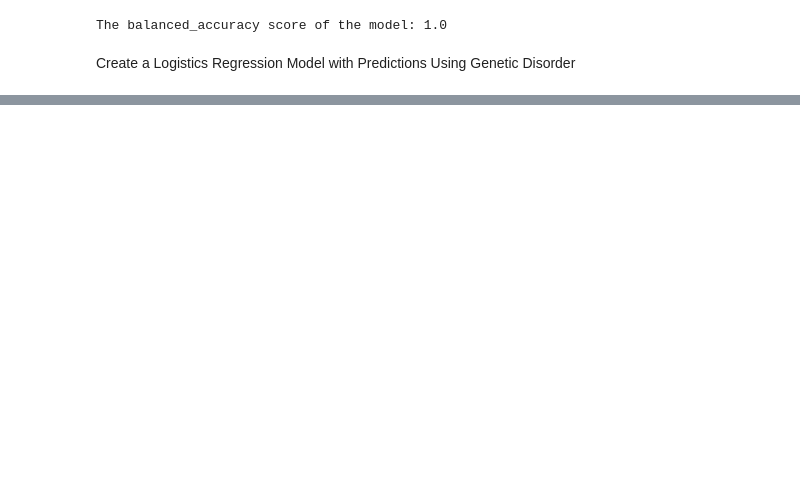
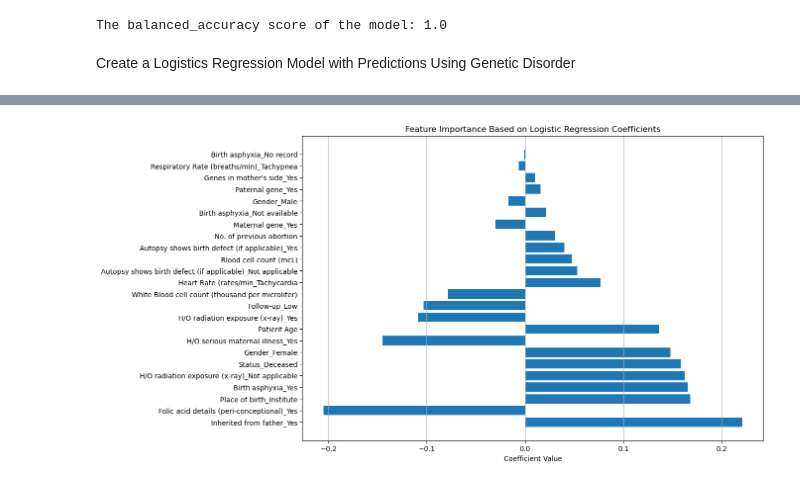
Before and after one commit to Mepseha/Project-4, a Jupyter notebook: LogisticRegression.ipynb, the cells around one changed output, grey strips where cells are left out. Drawn from its saved outputs; the diff is of its cells as text; code cells hidden in the pictures; blank space fills up the shorter version.

```diff
--- a/LogisticRegression.ipynb
+++ b/LogisticRegression.ipynb
@@ -376,0 +388,16 @@ plt.show()
+# %%
+# Plot feature importances
+plt.figure(figsize=(12, 8))
+plt.barh(feature_coefficients_df['Feature'], feature_coefficients_df['Coefficient'])
+plt.xlabel('Coefficient Value')
+plt.title('Feature Importance Based on Logistic Regression Coefficients')
+plt.grid(axis='x')
+plt.show()
+
+# The graph shows the contribution of each feature to the logistic regression model's predictions \
+# The length of each bar represents the magnitude of the coefficient for a specific feature. Larger magnitudes \
+# (positive or negative) indicate a stronger impact on the predicted outcome.  The direction of the bar (to the right or left of the centerline) \
+# indicates the direction of the impact. If the bar is to the right, it suggests a positive impact on the predicted outcome, while a bar to the left suggests a negative impact. \
+# Positive coefficients suggest that an increase in the corresponding feature value makes the prediction more likely to be in class 1 ("Present" in this case), while negative coefficients suggest the opposite.
+# %% [output]
+[figure, added]
```
Also changed, not shown: parts of 9 cells of this notebook.
